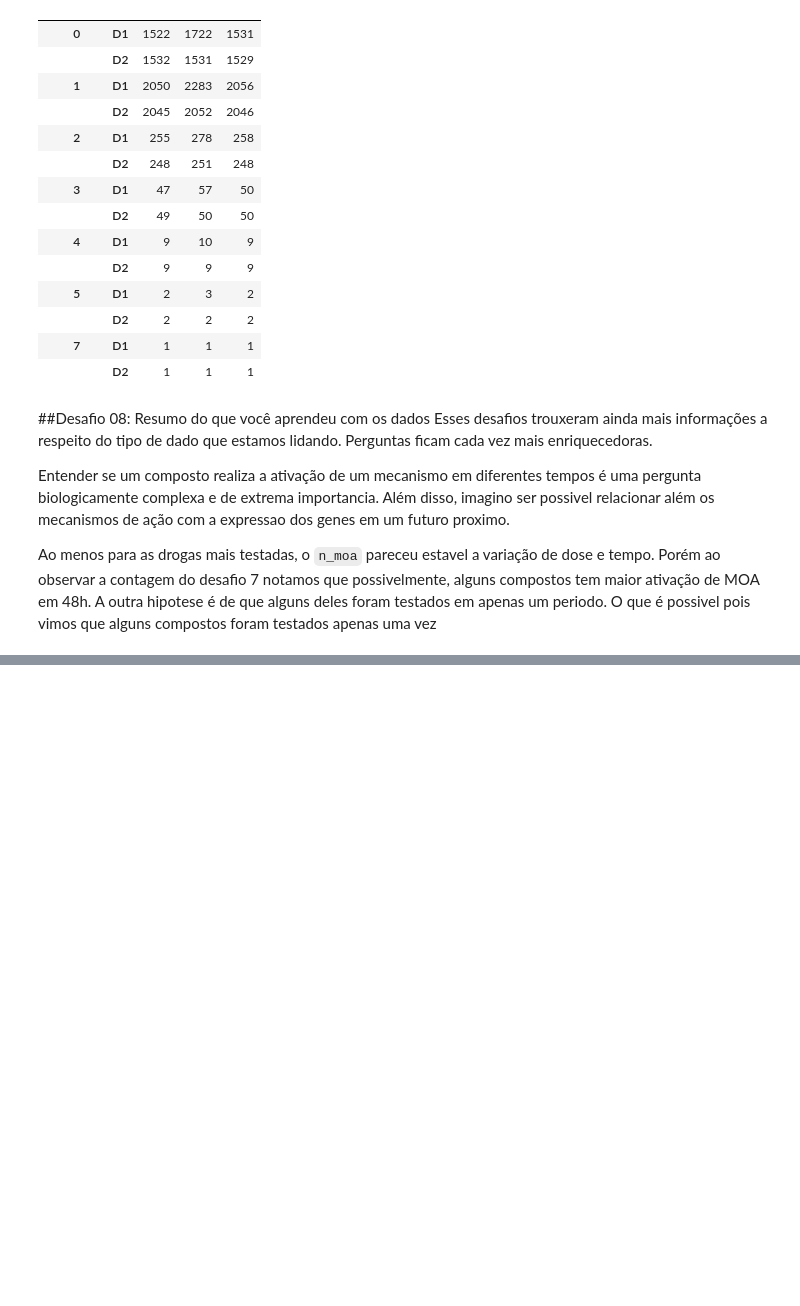
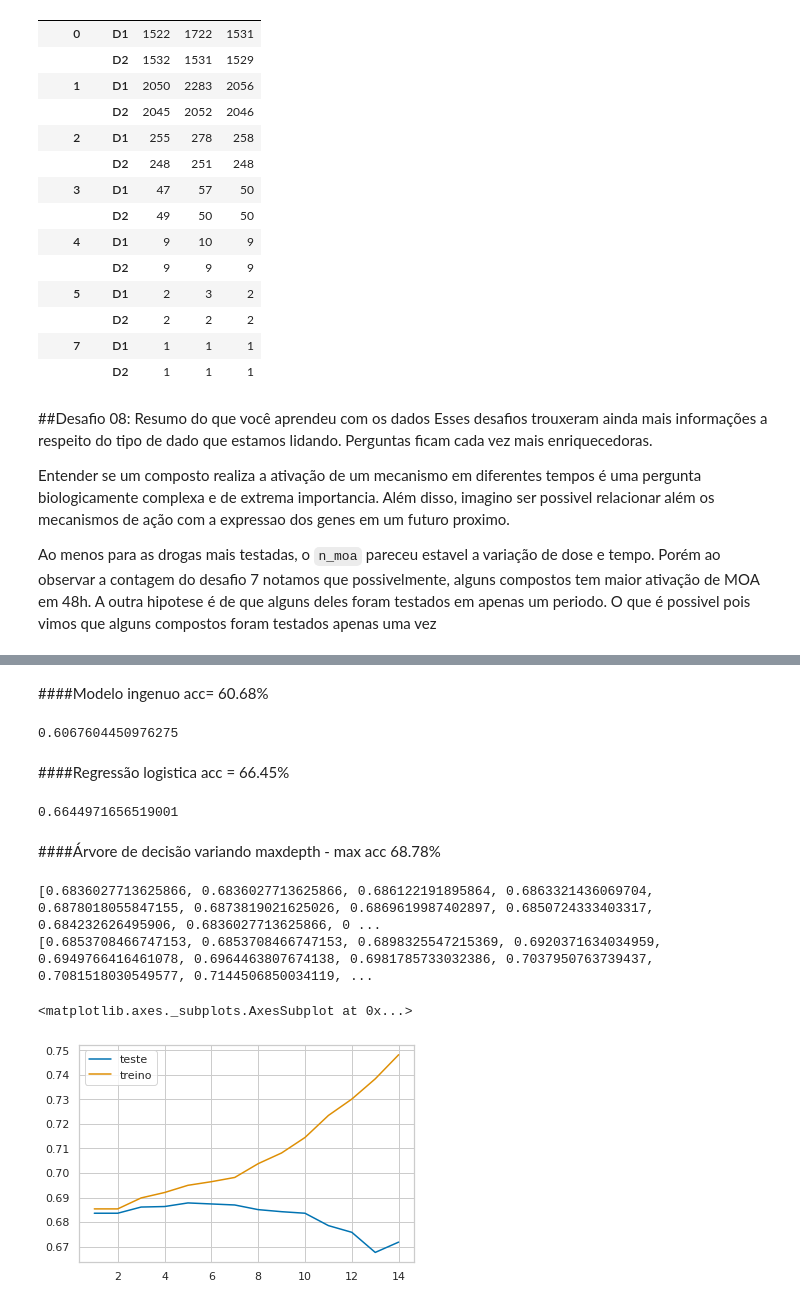
Before and after one commit to GoularteVinicius/ImersaoDadosAlura, a Jupyter notebook: Desafios_Imersão_Dados.ipynb, the cells around one changed output, grey strips where cells are left out. Saved outputs shown, nothing was run; the diff lists cells and outputs as text; code cells hidden in the pictures; blank space fills up the shorter version.

```diff
--- a/Desafios_Imersão_Dados.ipynb
+++ b/Desafios_Imersão_Dados.ipynb
@@ -666,0 +680,4 @@ Ao menos para as drogas mais testadas, o `n_moa` pareceu estavel a variação de
+# %%
+x = dados_combinados.drop(['id', 'n_moa', 'ativo_moa', 'composto', 't24', 't48', 't72'], axis=1)
+x = pd.get_dummies(x, columns=['tratamento', 'dose', 'tempo'])
+x
@@ -666,0 +704,5 @@ Ao menos para as drogas mais testadas, o `n_moa` pareceu estavel a variação de
+# %%
+x = x.drop(columns= x.loc[:,'c0':'c99'].columns)
+y = dados_combinados['ativo_moa']
+x_treino, x_teste, y_treino, y_teste = train_test_split(x, y, test_size = 0.2, stratify=y, random_state=376)
+x
@@ -666,0 +723,37 @@ Ao menos para as drogas mais testadas, o `n_moa` pareceu estavel a variação de
+# %% [markdown]
+####Modelo ingenuo acc= 60.68%
+# %%
+modelo_dummy = DummyClassifier('most_frequent')
+modelo_dummy.fit(x_treino, y_treino)
+previsao_dummy = modelo_dummy.predict(x_teste)
+accuracy_score(y_teste, previsao_dummy)
+# %% [output]
+0.6067604450976275
+# %% [markdown]
+####Regressão logistica acc = 66.45%
+# %%
+modelo_rlogistica = LogisticRegression(max_iter=1000)
+modelo_rlogistica.fit(x_treino, y_treino)
+modelo_rlogistica.score(x_teste, y_teste)
+# %% [output]
+0.6644971656519001
+# %% [markdown]
+####Árvore de decisão variando maxdepth - max acc 68.78%
+# %%
+teste=[]
+treino=[]
+for i in range(1,15):
+    modelo_arvore = DecisionTreeClassifier(max_depth = i)
+    modelo_arvore.fit(x_treino, y_treino)
+    teste.append(modelo_arvore.score(x_teste, y_teste))
+    treino.append(modelo_arvore.score(x_treino, y_treino))
+
+print(teste)
+print(treino)
+sns.lineplot(x=range(1,15), y = teste, label='teste')
+sns.lineplot(x=range(1,15), y = treino, label='treino')
+# %% [output]
+[0.6836027713625866, 0.6836027713625866, 0.686122191895864, 0.6863321436069704, 0.6878018055847155, 0.6873819021625026, 0.6869619987402897, 0.6850724333403317, 0.684232626495906, 0.6836027713625866, 0 ...
+[0.6853708466747153, 0.6853708466747153, 0.6898325547215369, 0.6920371634034959, 0.6949766416461078, 0.6964463807674138, 0.6981785733032386, 0.7037950763739437, 0.7081518030549577, 0.7144506850034119, ...
+<matplotlib.axes._subplots.AxesSubplot at 0x...>
+[figure, added]
```
Also changed, not shown: parts of 35 cells of this notebook.
